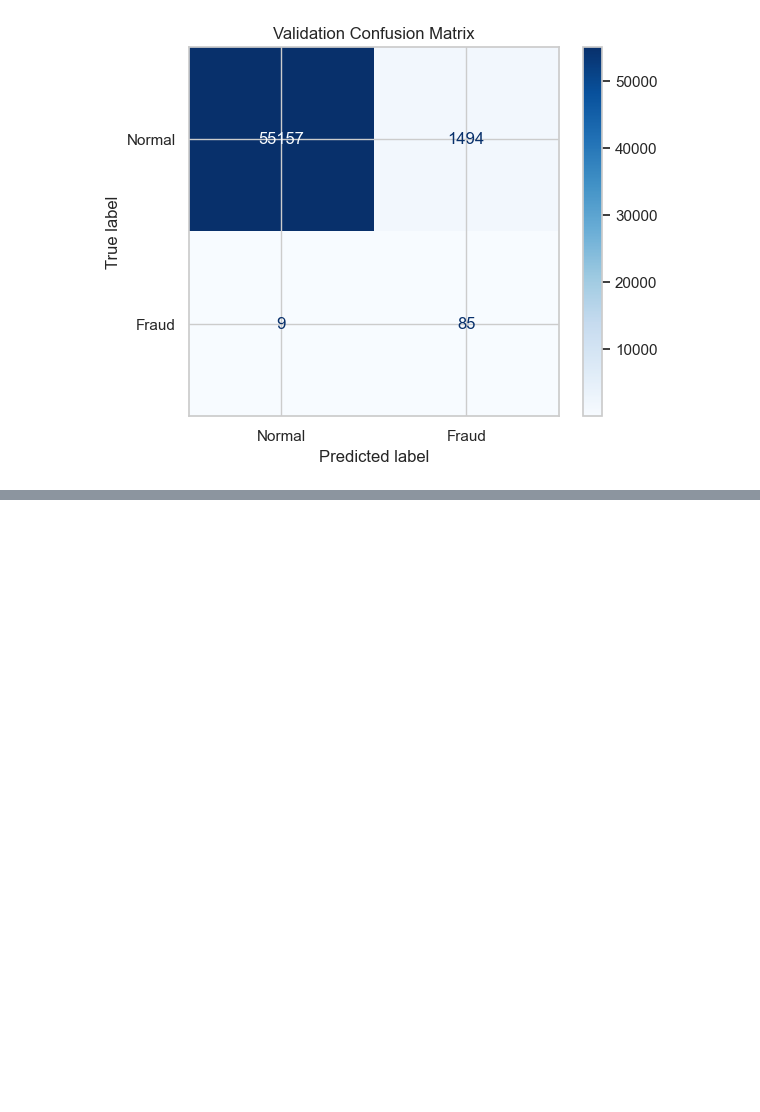
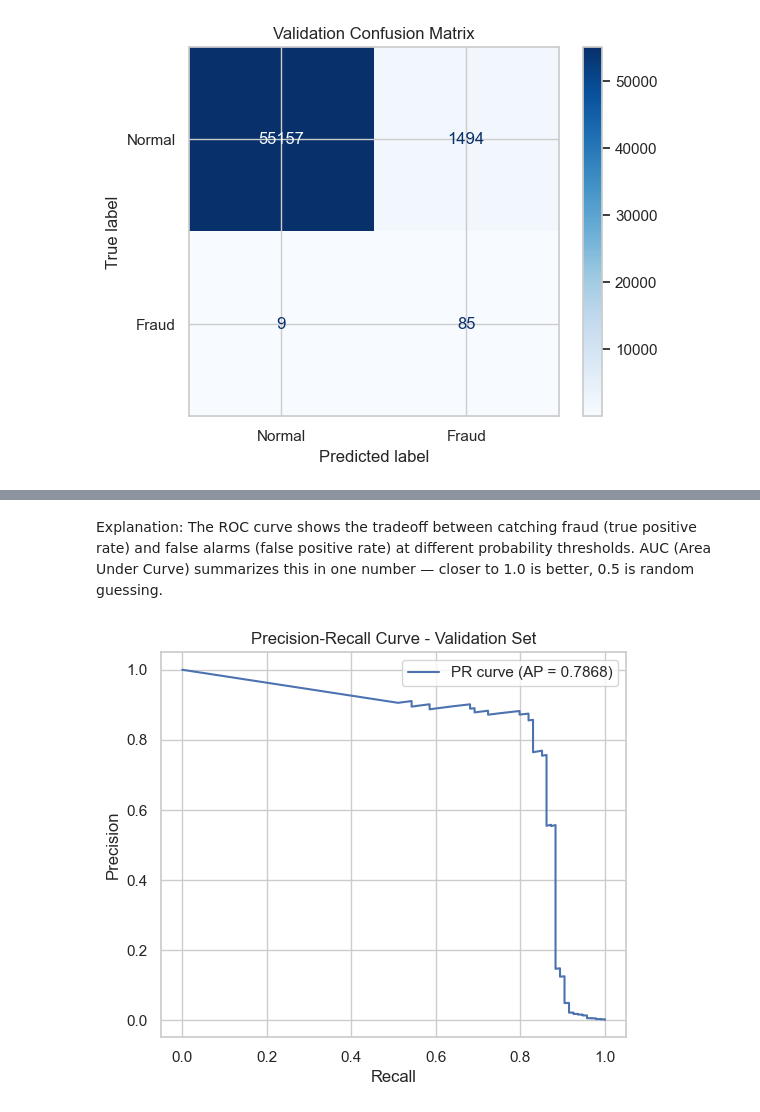
Before and after one commit to Emna-chebbi/logistic-regression-fraud-detection, a Jupyter notebook: logistic-regression-fraud-detection.ipynb, the cells around one changed output, grey strips where cells are left out. Cells and saved outputs as stored; diff of their text form; code cells hidden in the pictures; blank space fills up the shorter version.

```diff
--- a/logistic-regression-fraud-detection.ipynb
+++ b/logistic-regression-fraud-detection.ipynb
@@ -268,0 +321,18 @@ weighted avg       1.00      0.97      0.99     56745
+# %% [markdown]
+Explanation: The ROC curve shows the tradeoff between catching fraud (true positive rate) and false alarms (false positive rate) at different probability thresholds. AUC (Area Under Curve) summarizes this in one number — closer to 1.0 is better, 0.5 is random guessing.
+# %%
+#Precision-Recall curve (more informative than ROC for imbalanced data)
+from sklearn.metrics import precision_recall_curve, average_precision_score
+
+precision, recall, pr_thresholds = precision_recall_curve(y_val, y_val_proba)
+ap_score = average_precision_score(y_val, y_val_proba)
+
+plt.figure(figsize=(6,5))
+plt.plot(recall, precision, label=f'PR curve (AP = {ap_score:.4f})')
+plt.xlabel('Recall')
+plt.ylabel('Precision')
+plt.title('Precision-Recall Curve - Validation Set')
+plt.legend()
+plt.show()
+# %% [output]
+[figure, added]
```
Also changed, not shown: parts of 4 cells of this notebook.
